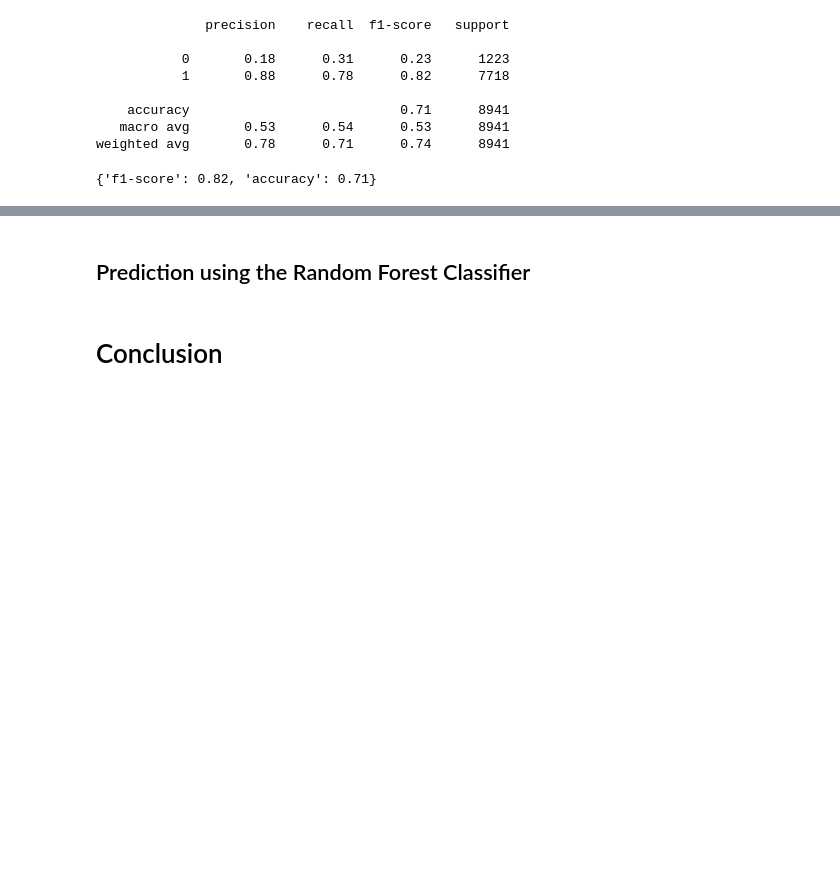
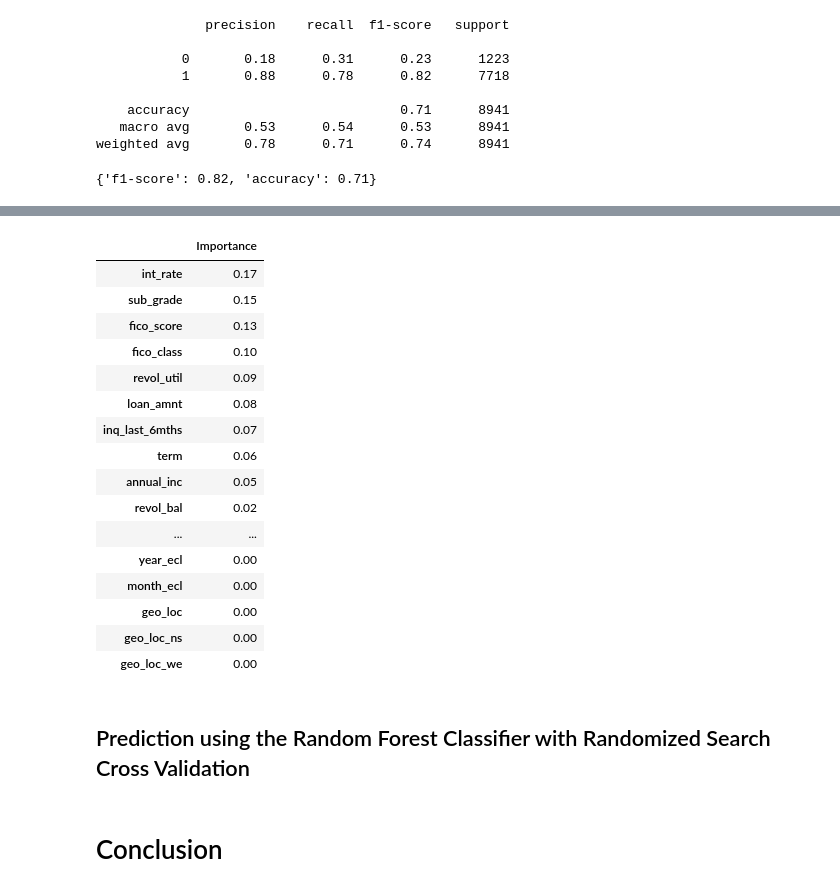
Before and after one commit to bartekwphd/Project_LC, a Jupyter notebook: Project part 4 - Modeling.ipynb, the cells around one changed output, grey strips where cells are left out. Drawn from its saved outputs; the diff is of its cells as text; code cells hidden in the pictures; blank space fills up the shorter version.

```diff
--- a/Project part 4 - Modeling.ipynb
+++ b/Project part 4 - Modeling.ipynb
@@ -954,0 +962,8 @@ prediction_table_all
+# %%
+# Spliting the original data (before PCA) into X and y and checking the shape
+
+X = df.drop('loan_status', axis=1)
+y = df['loan_status']
+
+print(X.shape)
+print(y.shape)
@@ -955,5 +1019,28 @@ prediction_table_all
+# %%
+# Feature importances
+
+imp = pd.DataFrame(rf_final.feature_importances_, columns=['Importance'], index=X_train.columns).sort_values(by='Importance', ascending=False)
+imp
+# %% [output]
+|  | Importance |
+| int_rate | 0.17 |
+| sub_grade | 0.15 |
+| fico_score | 0.13 |
+| fico_class | 0.10 |
+| revol_util | 0.09 |
+| loan_amnt | 0.08 |
+| inq_last_6mths | 0.07 |
+| term | 0.06 |
+| annual_inc | 0.05 |
+| revol_bal | 0.02 |
+| ... | ... |
+| year_ecl | 0.00 |
+| month_ecl | 0.00 |
+| geo_loc | 0.00 |
+| geo_loc_ns | 0.00 |
+| geo_loc_we | 0.00 |
 # %% [markdown]
-## Prediction using the Random Forest Classifier
+## Prediction using the Random Forest Classifier with Randomized Search Cross Validation
 # %%
 # rf = RandomForestClassifier(n_estimators=100)
 # rf.fit(X_train, y_train)
```
Also changed, not shown: parts of 25 cells of this notebook.
